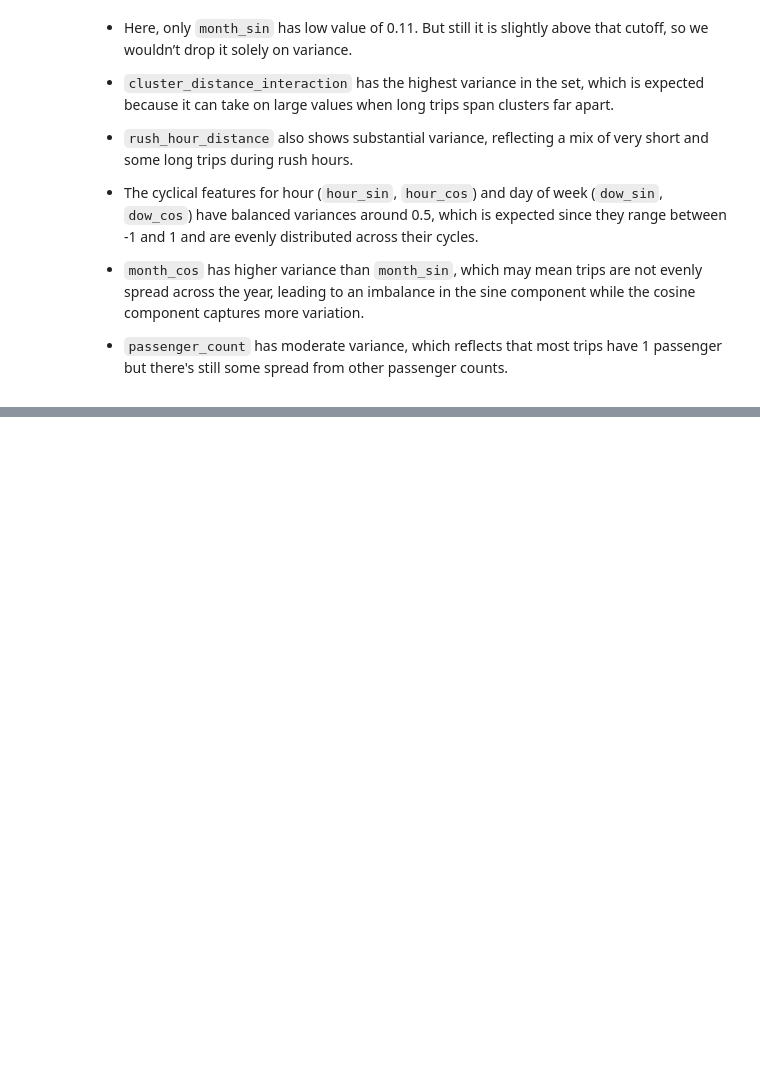
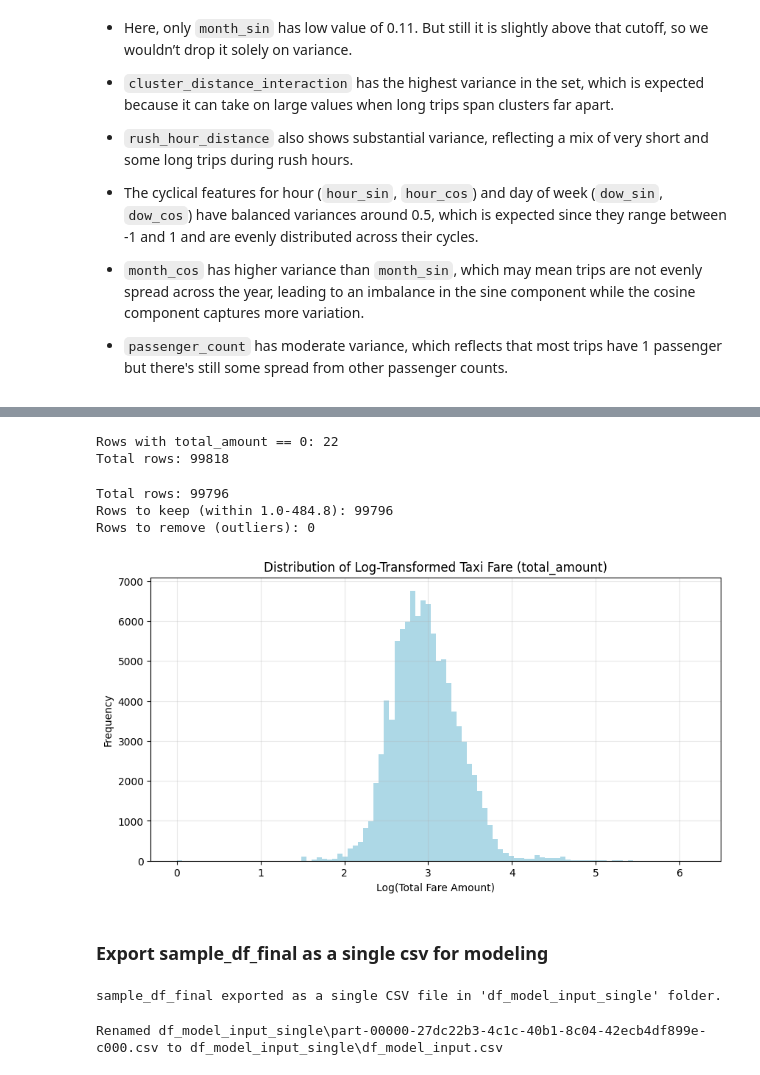
Before and after one commit to chawthinn/nyc-yellow-taxi-ml-modeling-jan-aug-2023, a Jupyter notebook: AML3603_FinalProject_part2.ipynb, the cells around one changed output, grey strips where cells are left out. Saved outputs shown, nothing was run; the diff lists cells and outputs as text; code cells hidden in the pictures; blank space fills up the shorter version.

```diff
--- a/AML3603_FinalProject_part2.ipynb
+++ b/AML3603_FinalProject_part2.ipynb
@@ -1451,0 +906,79 @@ Best model 'RandomForestRegressor' exported to trained_models/RandomForestRegres
+# %%
+# Count rows with total_amount is 0
+zero_fare_count = sample_df_final.filter(F.col("total_amount") == 0).count()
+print(f"Rows with total_amount == 0: {zero_fare_count}")
+
+# Count total rows
+total_rows = sample_df_final.count()
+print(f"Total rows: {total_rows}")
+# %% [output]
+Rows with total_amount == 0: 22
+Total rows: 99818
+# %%
+# Drop rows where total_amount <= 0
+sample_df_final = sample_df_final.filter(F.col("total_amount") > 0)
+# %%
+# Calculate lower and upper percentiles for total_amount
+quantiles = sample_df_final.approxQuantile("total_amount", [0.01, 0.99], 0.01)
+lower, upper = quantiles
+
+# Count rows before filtering
+total_rows = sample_df_final.count()
+rows_to_keep = sample_df_final.filter(
+    (F.col("total_amount") >= lower) & (F.col("total_amount") <= upper)
+).count()
+rows_to_remove = total_rows - rows_to_keep
+
+print(f"Total rows: {total_rows}")
+print(f"Rows to keep (within {lower}-{upper}): {rows_to_keep}")
+print(f"Rows to remove (outliers): {rows_to_remove}")
+# %% [output]
+Total rows: 99796
+Rows to keep (within 1.0-484.8): 99796
+Rows to remove (outliers): 0
+# %%
+from pyspark.sql.functions import log
+
+# Add log-transformed target to Spark DataFrame
+sample_df_final = sample_df_final.withColumn("log_total_amount", log(F.col("total_amount")))
+
+# Convert to pandas
+fare_pdf = sample_df_final.select("log_total_amount").toPandas()
+
+# Plot distributions
+plt.figure(figsize=(10, 5))
+plt.hist(fare_pdf["log_total_amount"], bins=100, color="lightblue")
+plt.xlabel("Log(Total Fare Amount)")
+plt.ylabel("Frequency")
+plt.title("Distribution of Log-Transformed Taxi Fare (total_amount)")
+plt.grid(alpha=0.3)
+plt.show()
+# %% [output]
+[figure, added]
+# %% [markdown]
+### Export sample_df_final as a single csv for modeling
+# %%
+sample_df_final.coalesce(1).write.mode("overwrite").option("header", True).csv("df_model_input_single")
+print("sample_df_final exported as a single CSV file in 'df_model_input_single' folder.")
+# %% [output]
+sample_df_final exported as a single CSV file in 'df_model_input_single' folder.
+# %%
+import os
+import glob
+import shutil
+
+# Path to the output folder
+output_folder = "df_model_input_single"
+
+# Find the part file
+part_file = glob.glob(os.path.join(output_folder, "part-*.csv"))[0]
+
+# Define new file name
+new_file = os.path.join(output_folder, "df_model_input.csv")
+
+# Rename (move) the file
+shutil.move(part_file, new_file)
+
+print(f"Renamed {part_file} to {new_file}")
+# %% [output]
+Renamed df_model_input_single\part-00000-27dc22b3-4c1c-40b1-8c04-42ecb4df899e-c000.csv to df_model_input_single\df_model_input.csv
```
Also changed, not shown: parts of 41 cells of this notebook, 1 other file.
